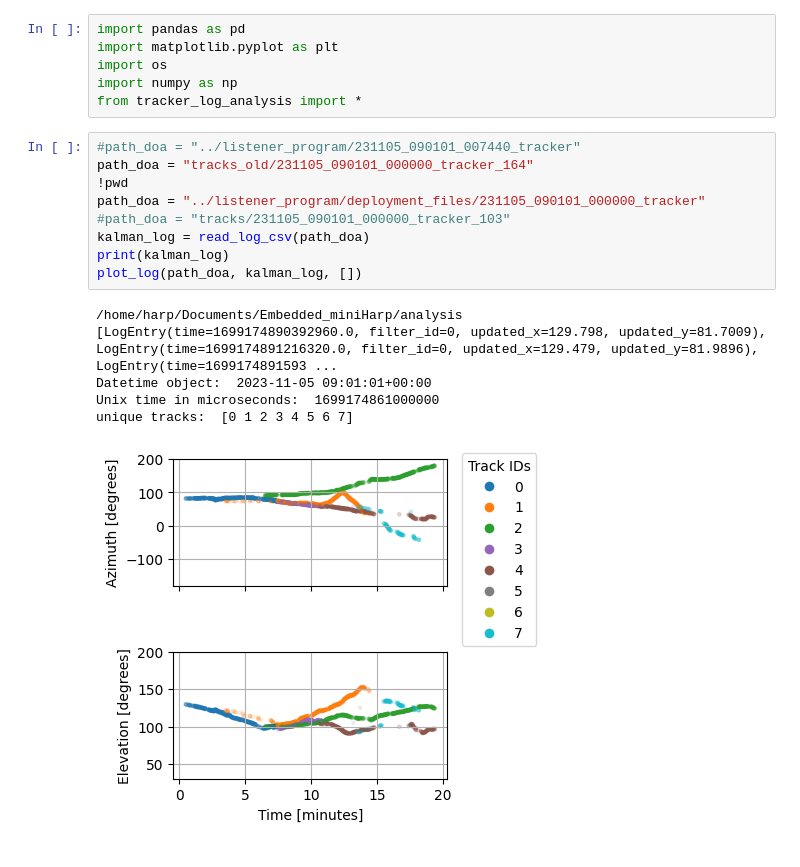
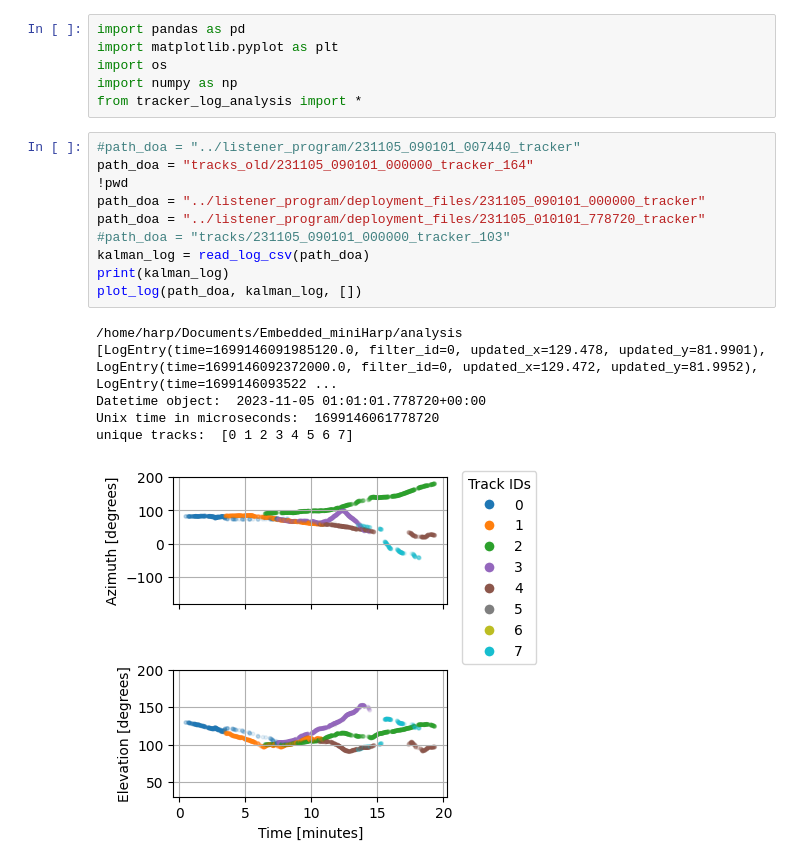
Before and after one commit to WAaronD/FreeWILLI_wasd, a Jupyter notebook: analysis/view_saved_tracker_log.ipynb, the cells around one changed output. Saved outputs shown, nothing was run; the diff lists cells and outputs as text.

```diff
--- a/analysis/view_saved_tracker_log.ipynb
+++ b/analysis/view_saved_tracker_log.ipynb
@@ -7,16 +7,17 @@ from tracker_log_analysis import *
 # %%
 #path_doa = "../listener_program/231105_090101_007440_tracker"
 path_doa = "tracks_old/231105_090101_000000_tracker_164"
 !pwd
 path_doa = "../listener_program/deployment_files/231105_090101_000000_tracker"
+path_doa = "../listener_program/deployment_files/231105_010101_778720_tracker"
 #path_doa = "tracks/231105_090101_000000_tracker_103"
 kalman_log = read_log_csv(path_doa)
 print(kalman_log)
 plot_log(path_doa, kalman_log, [])
 # %% [output]
 /home/harp/Documents/Embedded_miniHarp/analysis
-[LogEntry(time=1699174890392960.0, filter_id=0, updated_x=129.798, updated_y=81.7009), LogEntry(time=1699174891216320.0, filter_id=0, updated_x=129.479, updated_y=81.9896), LogEntry(time=1699174891593 ...
-Datetime object:  2023-11-05 09:01:01+00:00
-Unix time in microseconds:  1699174861000000
+[LogEntry(time=1699146091985120.0, filter_id=0, updated_x=129.478, updated_y=81.9901), LogEntry(time=1699146092372000.0, filter_id=0, updated_x=129.472, updated_y=81.9952), LogEntry(time=1699146093522 ...
+Datetime object:  2023-11-05 01:01:01.778720+00:00
+Unix time in microseconds:  1699146061778720
 unique tracks:  [0 1 2 3 4 5 6 7]
-[figure, old version]
+[figure, new version]
```
Also changed, not shown: 4 other files.
